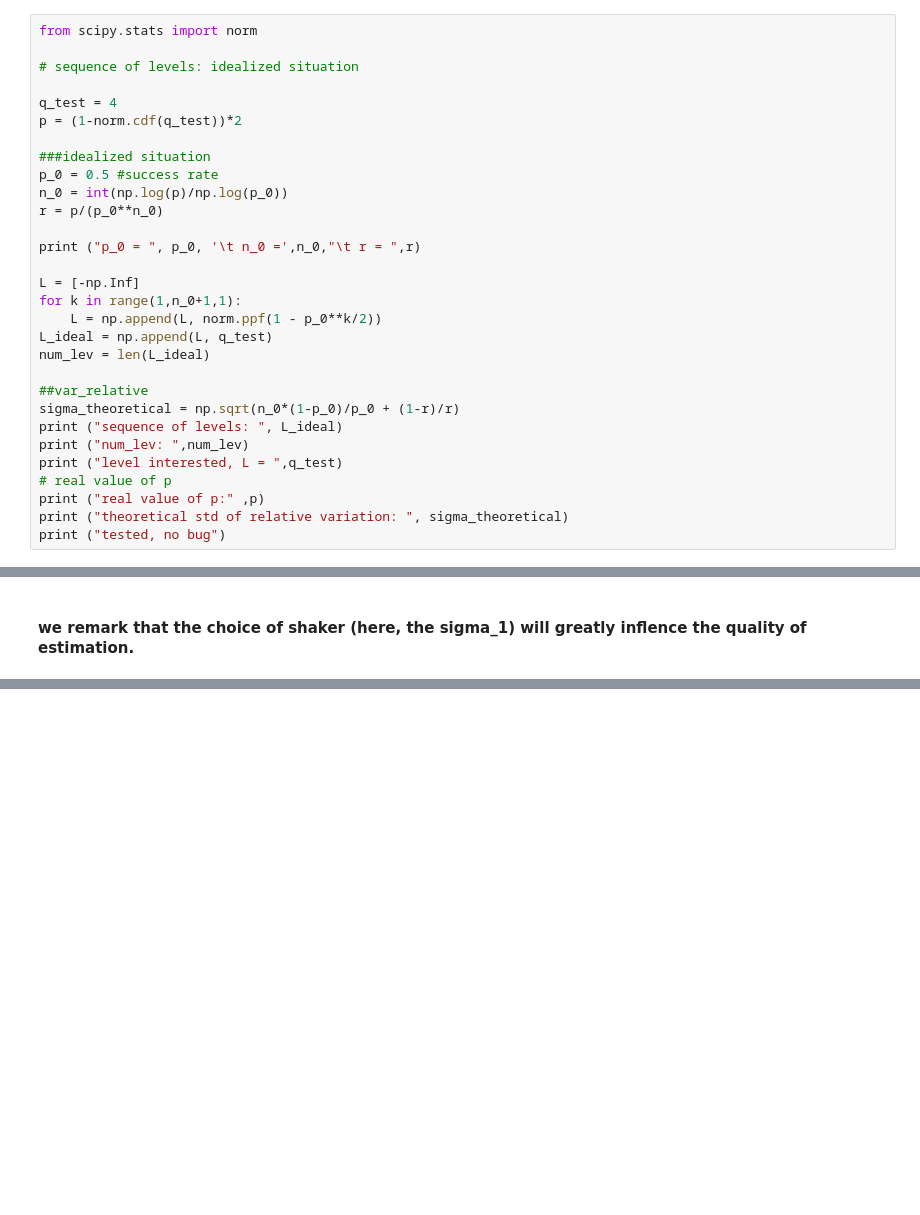
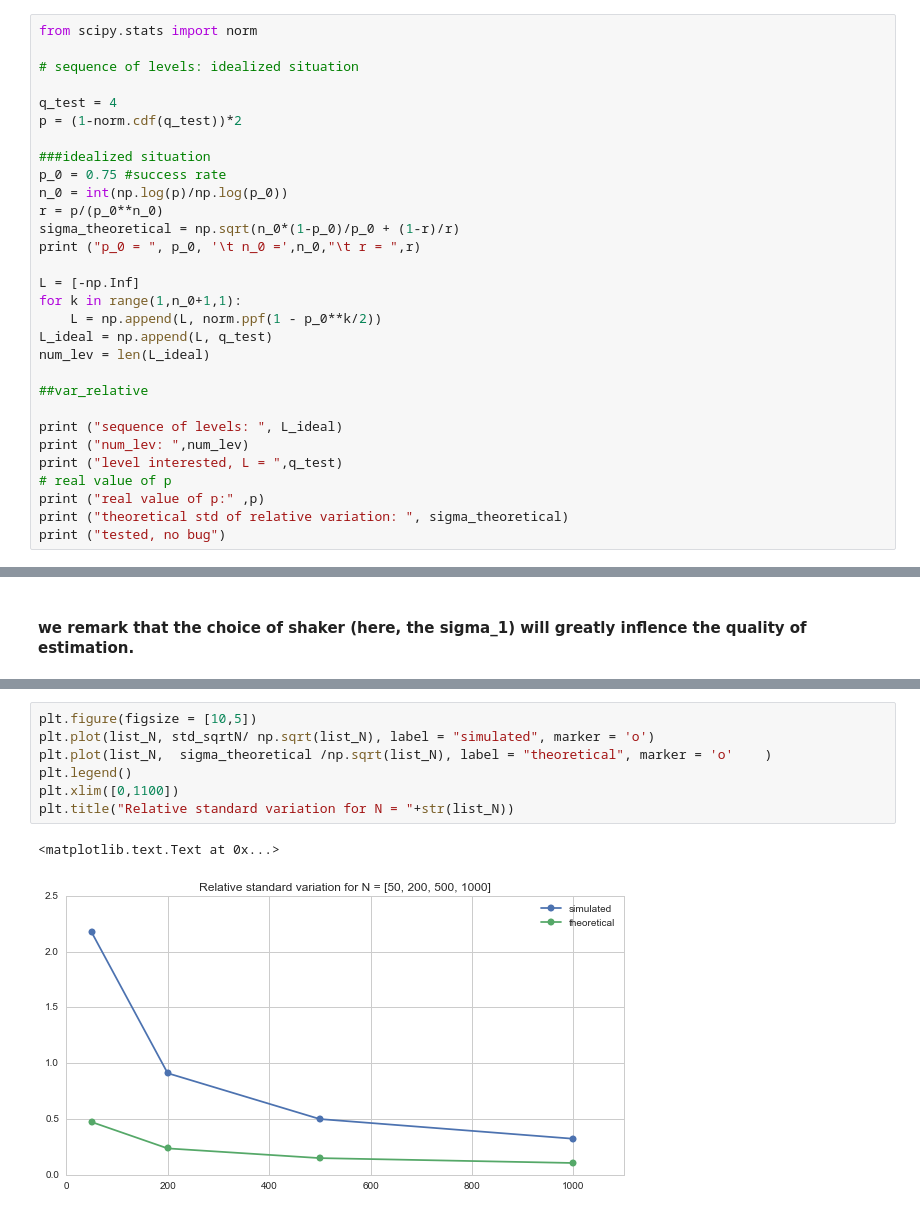
Before and after one commit to MGIMM/Rare-Events, a Jupyter notebook: simulation/Fluctuation_analysis_fixed_level_(toy_example).ipynb, the cells around one changed output, grey strips where cells are left out. Saved outputs shown, nothing was run; the diff lists cells and outputs as text; blank space fills up the shorter version.

```diff
--- a/simulation/Fluctuation_analysis_fixed_level_(toy_example).ipynb
+++ b/simulation/Fluctuation_analysis_fixed_level_(toy_example).ipynb
@@ -24,10 +24,10 @@ q_test = 4
 p = (1-norm.cdf(q_test))*2
 
 ###idealized situation
-p_0 = 0.5 #success rate
+p_0 = 0.75 #success rate
 n_0 = int(np.log(p)/np.log(p_0))
 r = p/(p_0**n_0)
-
+sigma_theoretical = np.sqrt(n_0*(1-p_0)/p_0 + (1-r)/r)
 print ("p_0 = ", p_0, '\t n_0 =',n_0,"\t r = ",r)
 
 L = [-np.Inf]
@@ -37,7 +37,7 @@ L_ideal = np.append(L, q_test)
 num_lev = len(L_ideal)
 
 ##var_relative
-sigma_theoretical = np.sqrt(n_0*(1-p_0)/p_0 + (1-r)/r)
+
 print ("sequence of levels: ", L_ideal)
 print ("num_lev: ",num_lev)
 print ("level interested, L = ",q_test)
@@ -193,0 +212,10 @@ np.std(relative_variation_sim[2])
+# %%
+plt.figure(figsize = [10,5])
+plt.plot(list_N, std_sqrtN/ np.sqrt(list_N), label = "simulated", marker = 'o')
+plt.plot(list_N,  sigma_theoretical /np.sqrt(list_N), label = "theoretical", marker = 'o'    )
+plt.legend()
+plt.xlim([0,1100])
+plt.title("Relative standard variation for N = "+str(list_N))
+# %% [output]
+<matplotlib.text.Text at 0x...>
+[figure, added]
```
Also changed, not shown: parts of 13 cells of this notebook.
